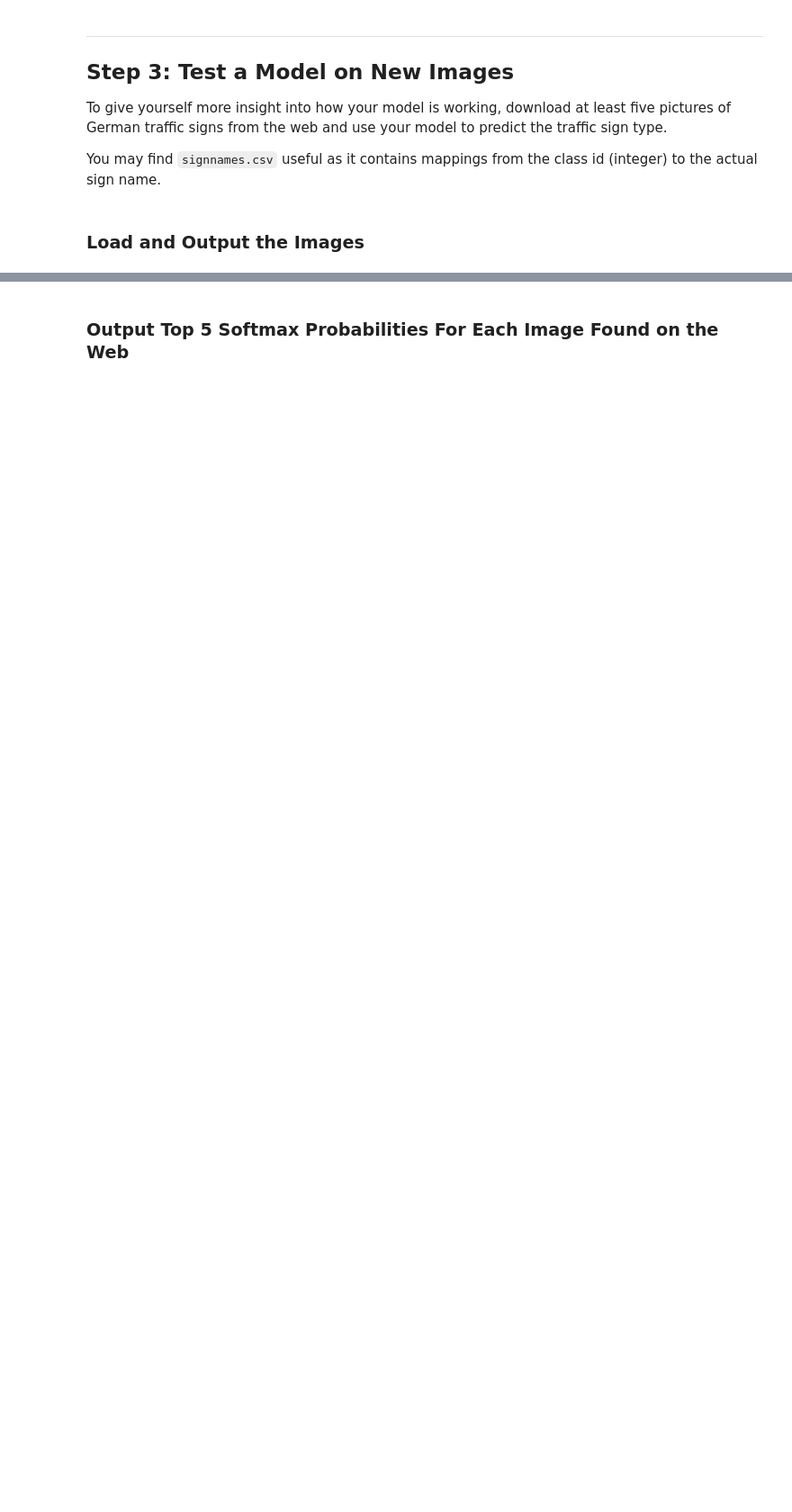
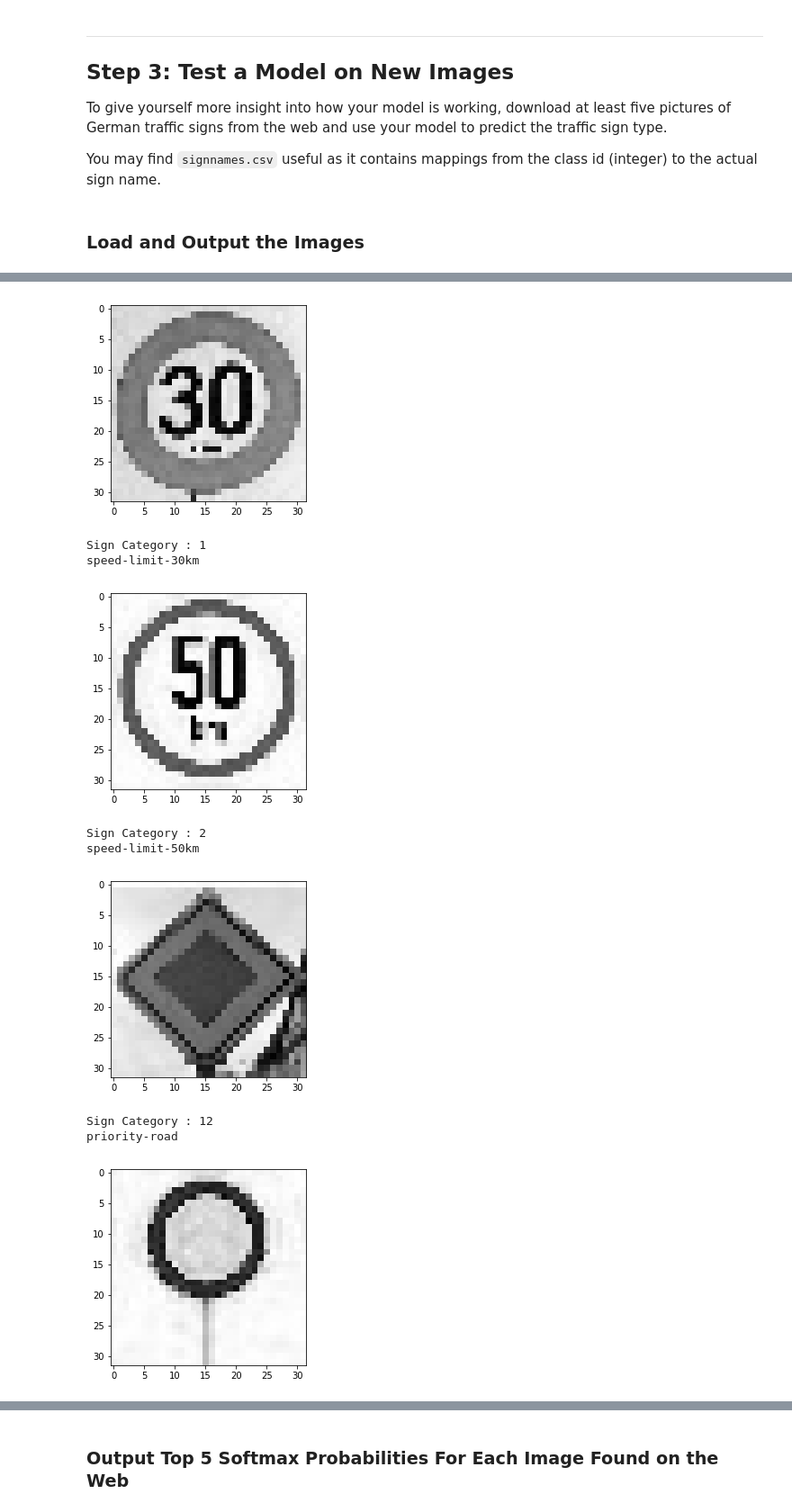
Before and after one commit to devindatt/CNN-Trafficsign-Classifier, a Jupyter notebook: Traffic_Sign_Classifier-Final.ipynb, the cells around one changed output, grey strips where cells are left out. Shown at 90% size. Drawn from its saved outputs; the diff is of its cells as text; code cells hidden in the pictures; blank space fills up the shorter version.

```diff
--- a/Traffic_Sign_Classifier-Final.ipynb
+++ b/Traffic_Sign_Classifier-Final.ipynb
@@ -476,0 +574,18 @@ You may find `signnames.csv` useful as it contains mappings from the class id (i
+# %%
+#Define test arrays for prediction section
+X_test2 = []
+y_test2 = []
+y_names = []
+
+#Pull images from test directory and preprocess them into arrays for CNN
+test_image_path = '/home/workspace/test_images/*'
+resizer(test_image_path)
+
+
+k = np.array(X_test2)
+X_test2 = k[..., np.newaxis]           #needed to reshape array into dimensions (13,32,32,1)
+
+print(X_test2.shape)
+
+y_test2[4]
+#y_names.shape
@@ -476,0 +595,20 @@ You may find `signnames.csv` useful as it contains mappings from the class id (i
+# %%
+#Test to confirm the extraction of images, labels, and names into arrays are correct - YES!
+
+for img in range(len(X_test2)):
+    image = X_test2[img].squeeze()
+    plt.imshow(image, cmap='gray')
+    plt.show()
+    print('Sign Category :',y_test2[img])
+    print(y_names[img].split('.')[0])
+# %% [output]
+[figure, added]
+Sign Category : 1
+speed-limit-30km
+[figure, added]
+Sign Category : 2
+speed-limit-50km
+[figure, added]
+Sign Category : 12
+priority-road
+[figure, added]
```
Also changed, not shown: parts of 45 cells of this notebook, 1 other file.
